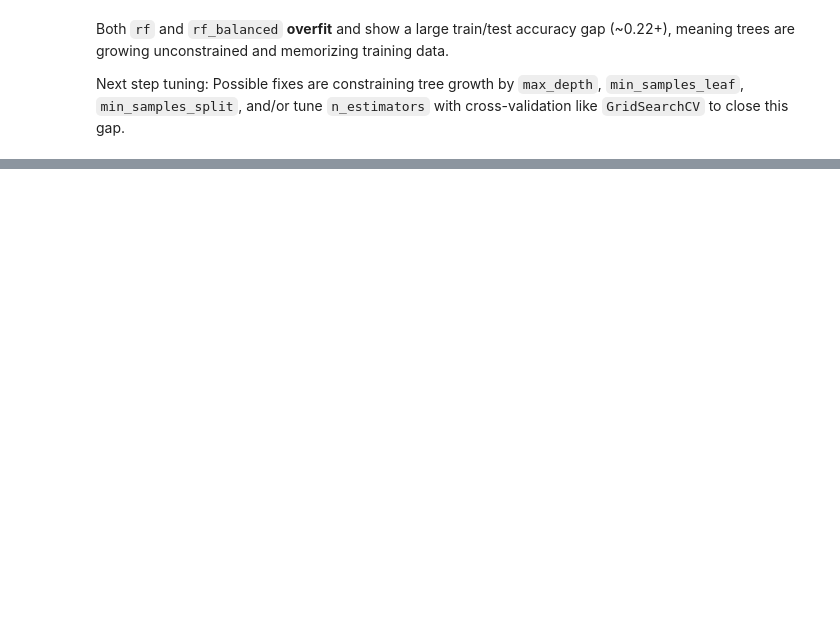
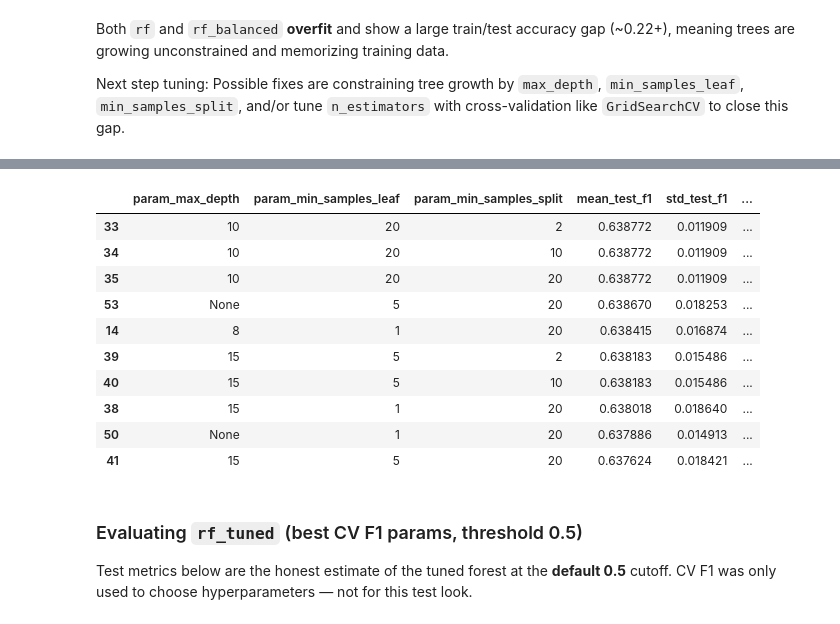
Before and after one commit to abdonkath/telco-churn-predictor, a Jupyter notebook: random-forest-model.ipynb, the cells around one changed output, grey strips where cells are left out. Drawn from its saved outputs; the diff is of its cells as text; code cells hidden in the pictures; blank space fills up the shorter version.

Commit message:
Add weighted/unweighted RF tuning and threshold CV, with plans and notes.
Document GridSearchCV, decision-threshold CV, and the unweighted alternate path as implemented in the notebook.

```diff
--- a/random-forest-model.ipynb
+++ b/random-forest-model.ipynb
@@ -201,0 +248,33 @@ Possible fixes are constraining tree growth by `max_depth`, `min_samples_leaf`,
+# %%
+results = pd.DataFrame(gs.cv_results_)
+cols = [
+    "param_max_depth",
+    "param_min_samples_leaf",
+    "param_min_samples_split",
+    "mean_test_f1",
+    "std_test_f1",
+    "mean_test_precision",
+    "mean_test_recall",
+    "mean_test_accuracy",
+    "mean_test_roc_auc",
+    "mean_train_f1",
+    "rank_test_f1",
+]
+top = results[cols].sort_values("rank_test_f1").head(10)
+display(top)
+# %% [output]
+|  | param_max_depth | param_min_samples_leaf | param_min_samples_split | mean_test_f1 | std_test_f1 | ... |
+| 33 | 10 | 20 | 2 | 0.638772 | 0.011909 | ... |
+| 34 | 10 | 20 | 10 | 0.638772 | 0.011909 | ... |
+| 35 | 10 | 20 | 20 | 0.638772 | 0.011909 | ... |
+| 53 | None | 5 | 20 | 0.638670 | 0.018253 | ... |
+| 14 | 8 | 1 | 20 | 0.638415 | 0.016874 | ... |
+| 39 | 15 | 5 | 2 | 0.638183 | 0.015486 | ... |
+| 40 | 15 | 5 | 10 | 0.638183 | 0.015486 | ... |
+| 38 | 15 | 1 | 20 | 0.638018 | 0.018640 | ... |
+| 50 | None | 1 | 20 | 0.637886 | 0.014913 | ... |
+| 41 | 15 | 5 | 20 | 0.637624 | 0.018421 | ... |
+# %% [markdown]
+### Evaluating `rf_tuned` (best CV F1 params, threshold 0.5)
+
+Test metrics below are the honest estimate of the tuned forest at the **default 0.5** cutoff. CV F1 was only used to choose hyperparameters — not for this test look.
```
Also changed, not shown: parts of 69 cells of this notebook, 4 other files.
